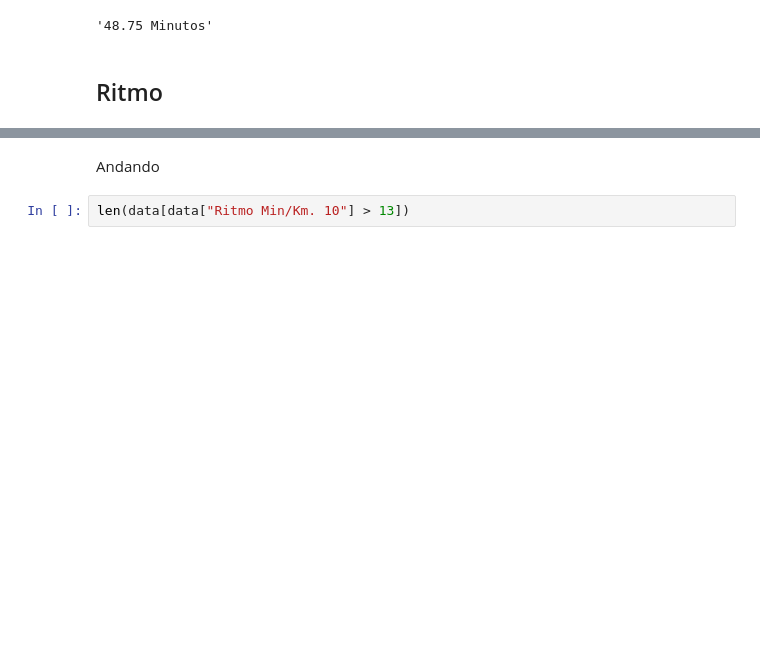
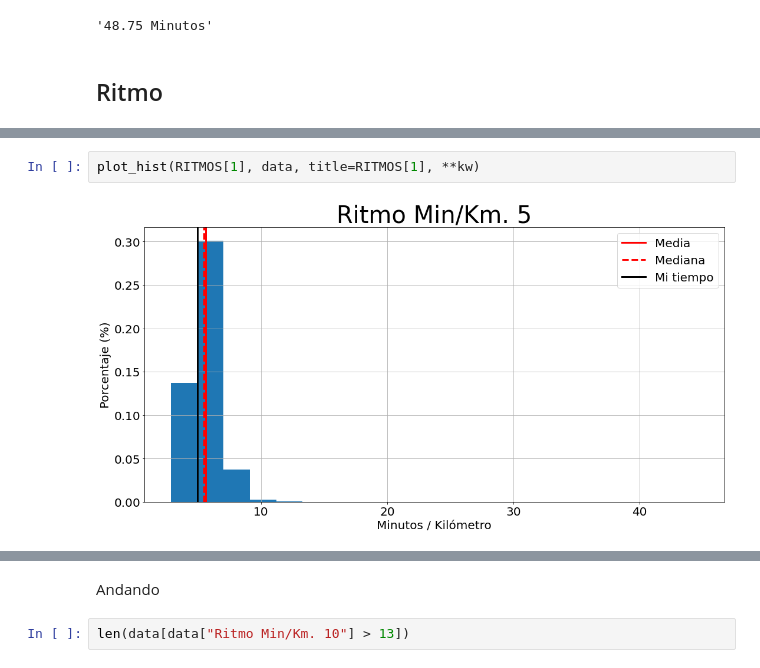
Before and after one commit to mmngreco/sansilvestre, a Jupyter notebook: 2021/analysis.ipynb, the cells around one changed output, grey strips where cells are left out. Saved outputs shown, nothing was run; the diff lists cells and outputs as text; blank space fills up the shorter version.

```diff
--- a/2021/analysis.ipynb
+++ b/2021/analysis.ipynb
@@ -83,0 +106,4 @@ dtype: float64
+# %%
+plot_hist(RITMOS[1], data, title=RITMOS[1], **kw)
+# %% [output]
+[figure, added]
```
Also changed, not shown: parts of 19 cells of this notebook, 7 other files.
